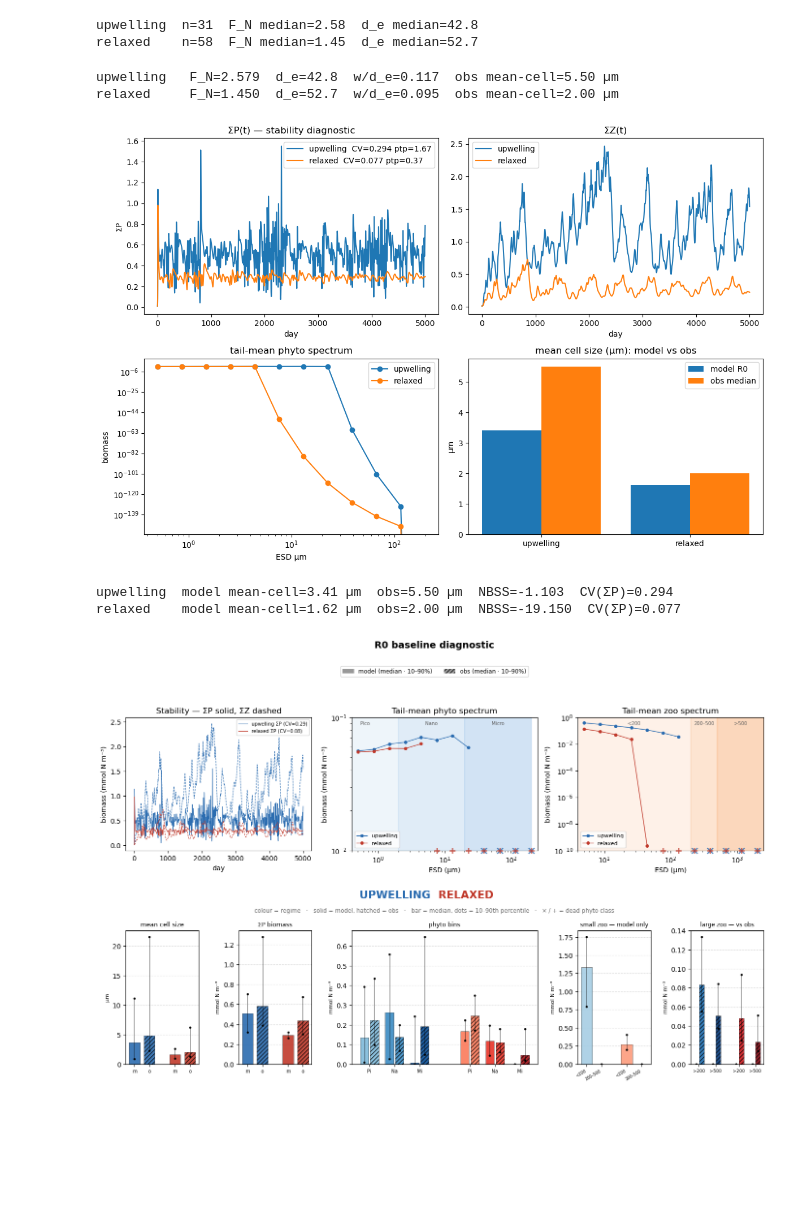
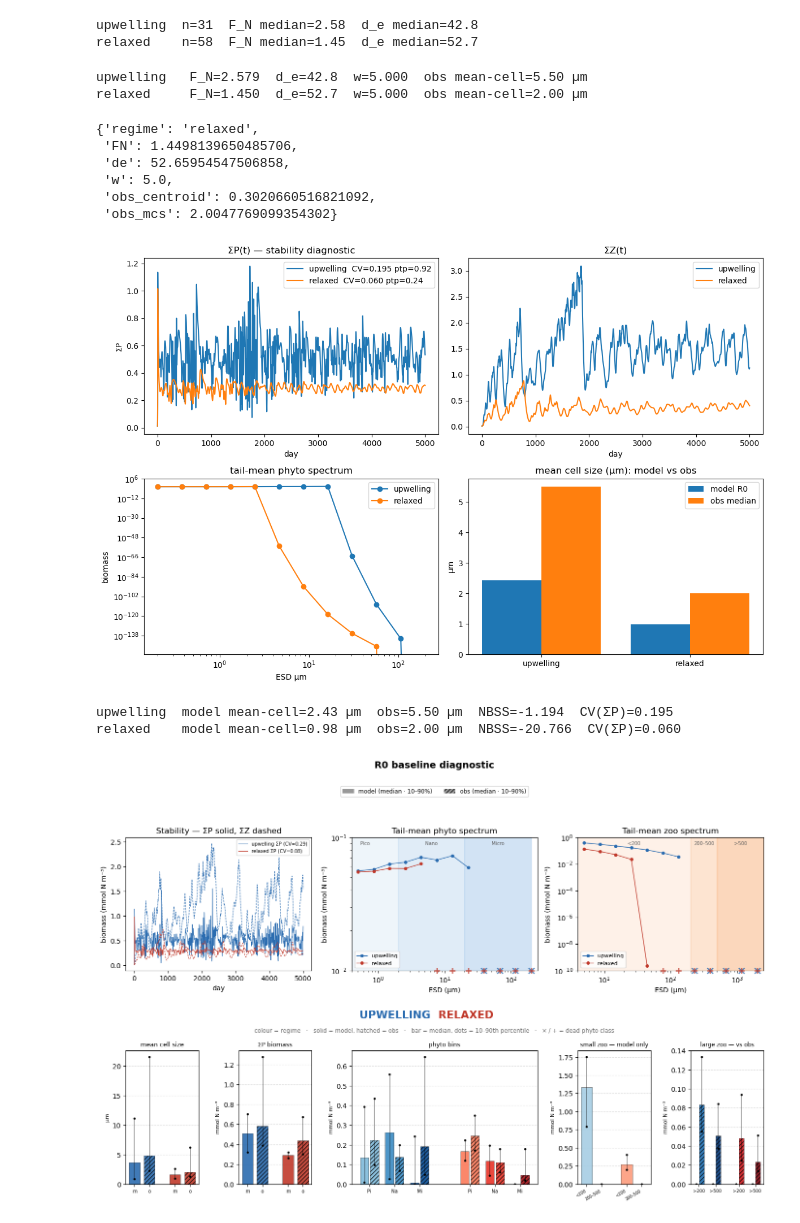
Before and after one commit to ben1post/SSMCariaco, a Jupyter notebook: parameter_scan/baseline/ShowAgoProgress.ipynb, the cells around one changed output. Cells and saved outputs as stored; diff of their text form; code cells hidden in the pictures; blank space fills up the shorter version.

```diff
--- a/parameter_scan/baseline/ShowAgoProgress.ipynb
+++ b/parameter_scan/baseline/ShowAgoProgress.ipynb
@@ -117,54 +117,63 @@ def regime_forcing(regime):
     fn, de = forcing['Inflow__FN'], forcing['Inflow__de']
     obs_phyto = np.array([obs_vec[labels.index(b['label'])] for b in phyto_bin_defs])
     obs_cent = compute_phyto_spectrum_metrics(obs_phyto, phyto_bin_defs)['centroid']
-    return dict(regime=regime, FN=fn, de=de, w_over_de=W_SINK/de,
+    return dict(regime=regime, FN=fn, de=de, w=W_SINK,
                 obs_centroid=obs_cent, obs_mcs=10**obs_cent)
 
 forc = {r: regime_forcing(r) for r in ('upwelling', 'relaxed')}
 for r, f in forc.items():
     print(f"{r:10s}  F_N={f['FN']:.3f}  d_e={f['de']:.1f}  "
-          f"w/d_e={f['w_over_de']:.3f}  obs mean-cell={f['obs_mcs']:.2f} µm")
+          f"w={f['w']:.3f}  obs mean-cell={f['obs_mcs']:.2f} µm")
 # %% [output]
-upwelling   F_N=2.579  d_e=42.8  w/d_e=0.117  obs mean-cell=5.50 µm
-relaxed     F_N=1.450  d_e=52.7  w/d_e=0.095  obs mean-cell=2.00 µm
+upwelling   F_N=2.579  d_e=42.8  w=5.000  obs mean-cell=5.50 µm
+relaxed     F_N=1.450  d_e=52.7  w=5.000  obs mean-cell=2.00 µm
+# %%
+f
+# %% [output]
+{'regime': 'relaxed',
+ 'FN': 1.4498139650485706,
+ 'de': 52.65954547506858,
+ 'w': 5.0,
+ 'obs_centroid': 0.3020660516821092,
+ 'obs_mcs': 2.0047769099354302}
 # %%
 # Cell B — R0 (Type II, matched, no fish): run both regimes, stability + spectrum + mean cell size
 TAIL = 1000
 def run_regime(f):
-    ov = {'Supply':      {'FN': float(f['FN']), 'de': float(f['de'])},
-          'PhytoSinking': {'w_over_de': float(f['w_over_de'])}}
+    ov = {'Inflow':      {'FN': float(f['FN']), 'de': float(f['de'])},
+          'PhytoSinking': {'w_sink': float(f['w'])}}
     out   = rbd.run_setup(model_baseline, model_setup_baseline, input_vars_override=ov)
     state = rbd.extract_state(out)
     m     = rbd.compute_metrics(state, phyto_esd, zoo_esd, tail_len=TAIL)
     sumP_t = state['P'].sum(axis=0)
     tail   = sumP_t[-TAIL:]
     cv     = tail.std() / max(tail.mean(), 1e-12)          # ~0 => settled, large => limit cycle
     ptp    = (tail.max() - tail.min()) / max(tail.mean(), 1e-12)
     return state, m, sumP_t, cv, ptp
 res = {r: run_regime(f) for r, f in forc.items()}
 fig, ax = plt.subplots(2, 2, figsize=(12, 8))
 for r, (state, m, sumP_t, cv, ptp) in res.items():
     ax[0,0].plot(sumP_t, label=f"{r}  CV={cv:.3f} ptp={ptp:.2f}")
     ax[0,1].plot(state['Z'].sum(axis=0), label=r)
     ax[1,0].plot(phyto_esd, state['P'][:, -TAIL:].mean(axis=1), 'o-', label=r)
 ax[0,0].set(title='ΣP(t) — stability diagnostic', xlabel='day', ylabel='ΣP')
 ax[0,1].set(title='ΣZ(t)', xlabel='day'); ax[1,0].set(xscale='log', yscale='log',
             title='tail-mean phyto spectrum', xlabel='ESD µm', ylabel='biomass')
 for a in (ax[0,0], ax[0,1], ax[1,0]): a.legend()
 mcs = {r: 10**res[r][1]['centroid'] for r in forc}
 xs = np.arange(2)
 ax[1,1].bar(xs-0.2, [mcs[r] for r in forc], 0.4, label='model R0')
 ax[1,1].bar(xs+0.2, [forc[r]['obs_mcs'] for r in forc], 0.4, label='obs median')
 ax[1,1].set(xticks=xs, title='mean cell size (µm): model vs obs', ylabel='µm')
 ax[1,1].set_xticklabels(list(forc)); ax[1,1].legend()
 plt.tight_layout(); plt.show()
 for r in forc:
     print(f"{r:10s} model mean-cell={mcs[r]:.2f} µm  obs={forc[r]['obs_mcs']:.2f} µm  "
           f"NBSS={res[r][1]['nbss_slope']:+.3f}  CV(ΣP)={res[r][3]:.3f}")
 # %% [output]
-[figure, old version]
+[figure, new version]
-upwelling  model mean-cell=3.41 µm  obs=5.50 µm  NBSS=-1.103  CV(ΣP)=0.294
-relaxed    model mean-cell=1.62 µm  obs=2.00 µm  NBSS=-19.150  CV(ΣP)=0.077
+upwelling  model mean-cell=2.43 µm  obs=5.50 µm  NBSS=-1.194  CV(ΣP)=0.195
+relaxed    model mean-cell=0.98 µm  obs=2.00 µm  NBSS=-20.766  CV(ΣP)=0.060
 # %%
 # ══ R0 DIAGNOSTIC v4 — final: same-floor dead markers, y-labels, whisker legend ══
 import importlib, numpy as np, pandas as pd, matplotlib.pyplot as plt
```
Also changed, not shown: 10 other files.
